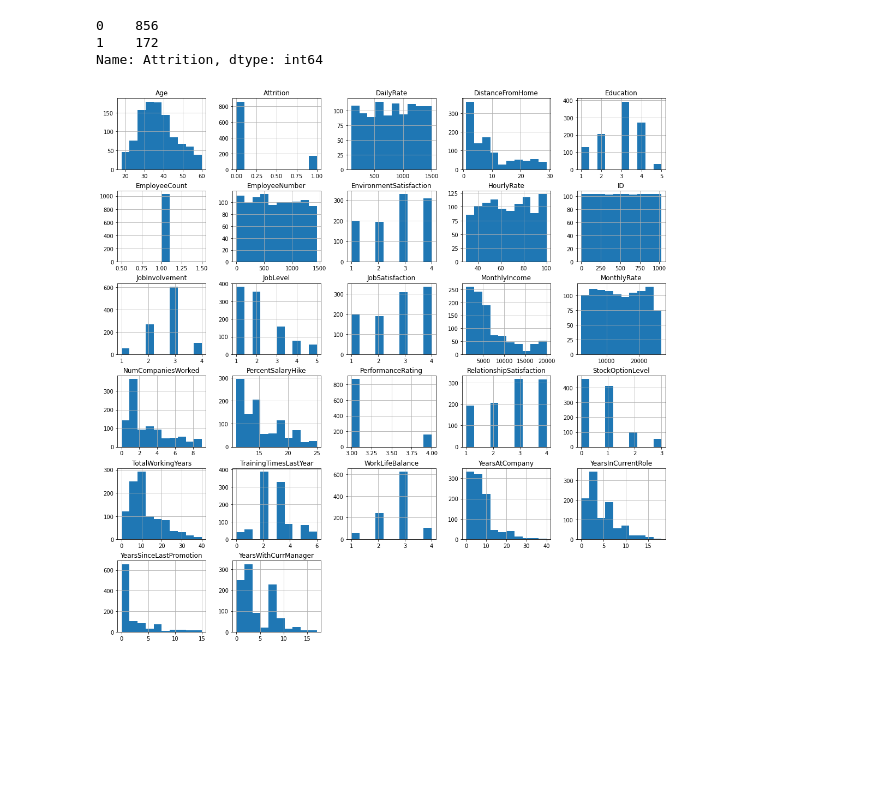
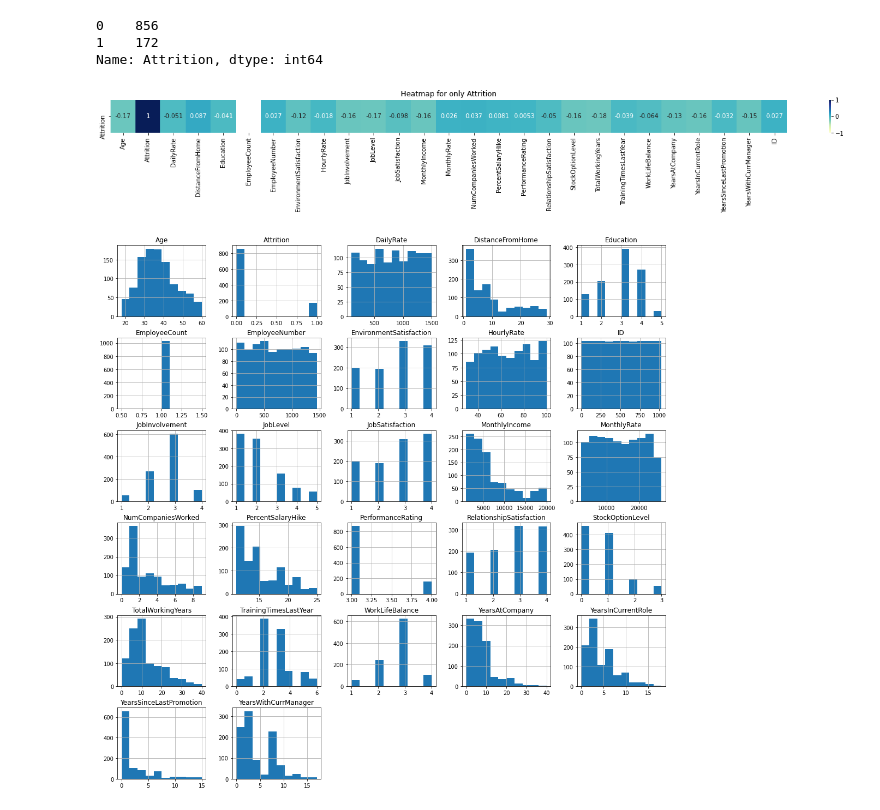
Before and after one commit to sethhardik/SHALA2020, a Jupyter notebook: ML_L1_Assignment.ipynb, the cells around one changed output. Saved outputs shown, nothing was run; the diff lists cells and outputs as text; code cells hidden in the pictures; blank space fills up the shorter version.

```diff
--- a/ML_L1_Assignment.ipynb
+++ b/ML_L1_Assignment.ipynb
@@ -61,6 +62,14 @@ attrition_data["Attrition"].value_counts()
 0    856
 1    172
 Name: Attrition, dtype: int64
+# %%
+plt.figure(figsize=(25,1))
+sns.heatmap(attrition_data.corr().iloc[1:].head(1), vmin = -1,annot=True,cmap="YlGnBu")  # heatmap for only attrition with other features
+plt.title('Heatmap for only Attrition')
+plt.show()
+# now according to the values we can remove the values from the dataset
+# %% [output]
+[figure, added]
 # %%
 # visualization
 attrition_data.hist(figsize=(18,18))
```
Also changed, not shown: parts of 18 cells of this notebook.
